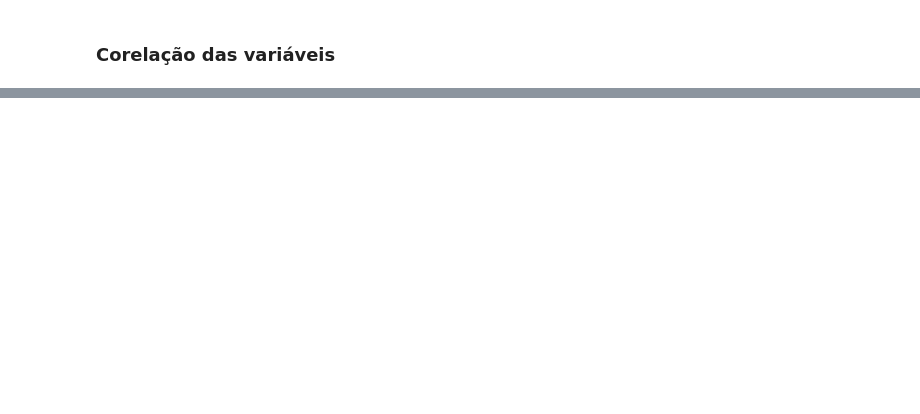
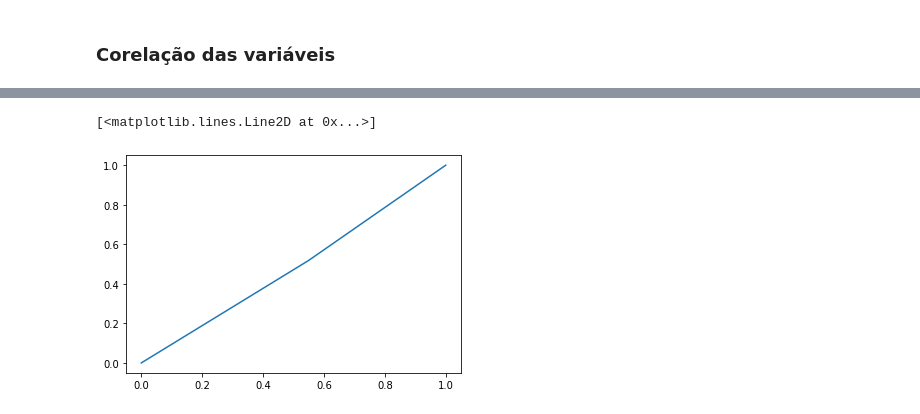
Before and after one commit to MarcalFilosofo/Marketing-Segmentado, a Jupyter notebook: kpis.ipynb, the cells around one changed output, grey strips where cells are left out. Saved outputs shown, nothing was run; the diff lists cells and outputs as text; code cells hidden in the pictures; blank space fills up the shorter version.

```diff
--- a/kpis.ipynb
+++ b/kpis.ipynb
@@ -274,0 +388,7 @@ sns.heatmap(scaled_orders.corr())
+# %%
+import matplotlib.pyplot as plt
+
+plt.plot(fpr, tpr)
+# %% [output]
+[<matplotlib.lines.Line2D at 0x...>]
+[figure, added]
```
Also changed, not shown: parts of 16 cells of this notebook, 12 other files.
